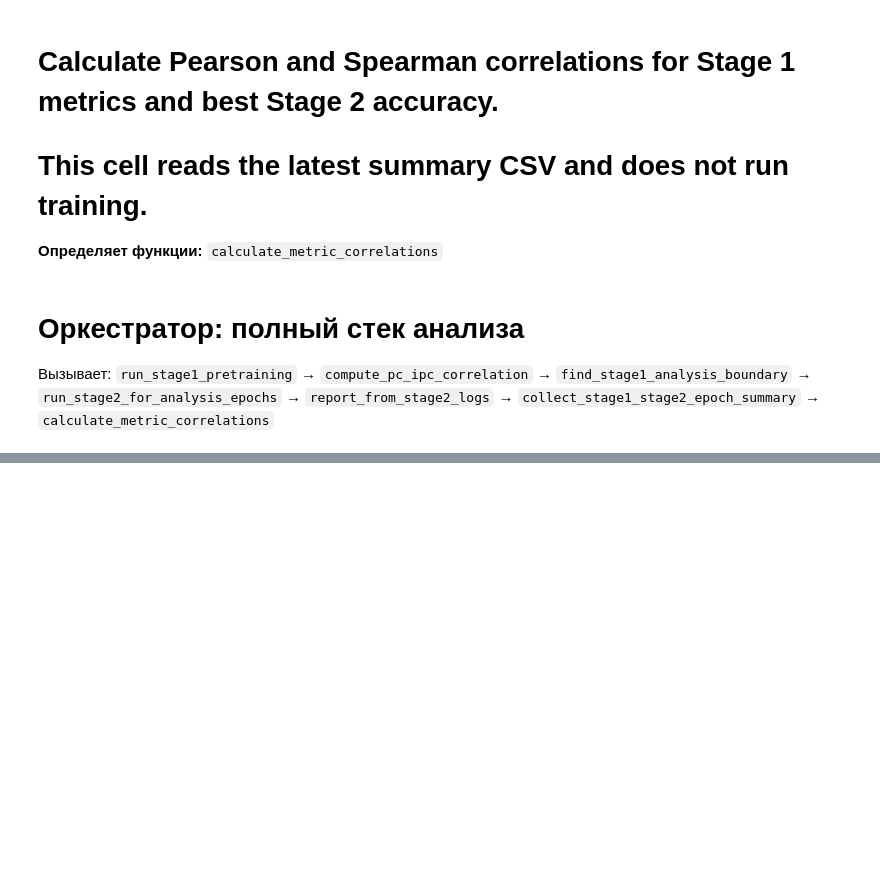
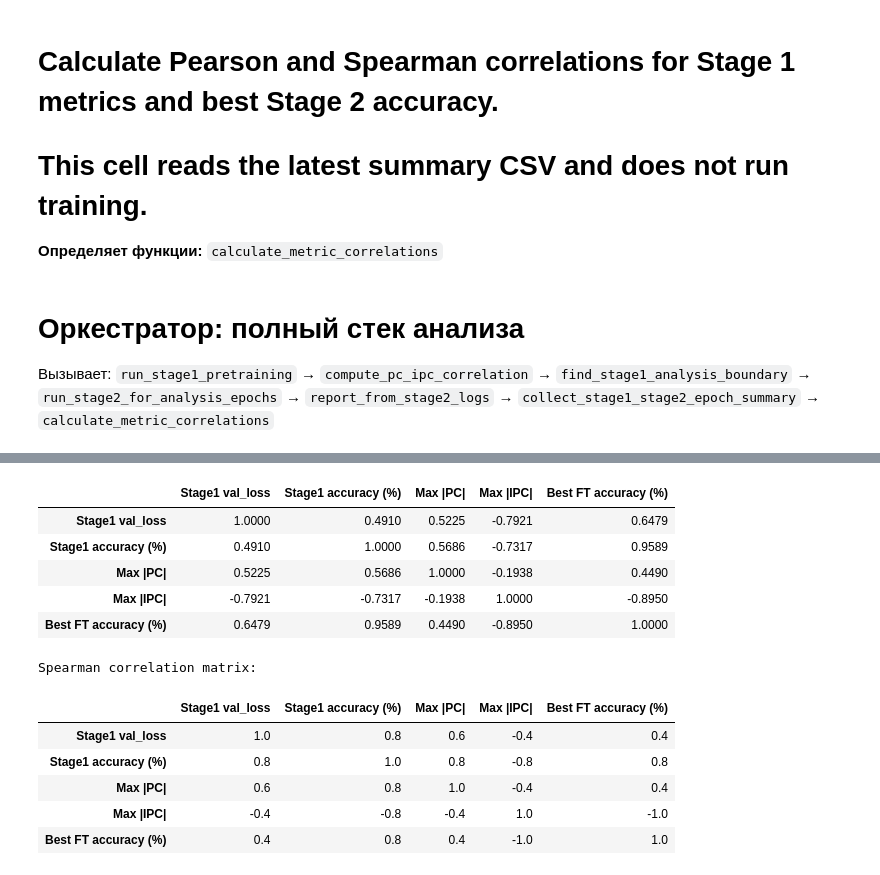
Before and after one commit to DR24DR24/Di, a Jupyter notebook: pretrained_stat.ipynb, the cells around one changed output, grey strips where cells are left out. Drawn from its saved outputs; the diff is of its cells as text; code cells hidden in the pictures; blank space fills up the shorter version.

```diff
--- a/pretrained_stat.ipynb
+++ b/pretrained_stat.ipynb
@@ -972,7 +980,7 @@ def run_stage2_finetuning(params, runtime, log_path=None) -> Dict[str, Any]:
         fixed_target_subsets=fixed_target_subsets,
         target_train_x=target_train_x,
         target_train_y=target_train_y,
-        pc_sample_size=pc_sample_size,
+        sample_size=pc_sample_size,
         ft_sample_size=ft_sample_size,
         batch_size=64,
         seed=seed,
@@ -2597,8 +2646,8 @@ def save_screen_output(params, log_path=None):
 # --- Подготовка данных (device, seed уже заданы в ячейке setup_environment) ---
 params = get_experiment_params(
     experiment_case="imbalance",
-    pc_sample_size=200,
-    num_replications=10,
+    pc_sample_size=400,
+    num_replications=3,
     use_real_cifar10=True,
     pretrain_epochs=50,
     early_stop_patience=5,
@@ -2608,7 +2657,7 @@ params = get_experiment_params(
     target_patience=5,
     learning_rate_target=0.001,
     feature_extraction=True,
-    ft_sample_size=100,
+    ft_sample_size=10000,
     best_model_criterion="pc",
     seed=seed,
 )
@@ -2636,39 +2685,40 @@ _scr_old_out, _scr_old_err = sys.stdout, sys.stderr
 sys.stdout = Tee(_scr_old_out, _scr_f)
 sys.stderr = Tee(_scr_old_err, _scr_f)
 
-# --- 1. Stage 1 претренирование ---
-stage1_runtime = {
-    "device": device,
-    "loaders": data["loaders"],
-    "num_source_classes": data["num_source_classes"],
-    "fixed_target_subsets": fixed_target_subsets,
-    "num_target_classes": data["num_target_classes"],
-    "target_test_loader": data["target_test_loader"],
-}
-stage1_res = run_stage1_pretraining(params, stage1_runtime)
+try:
+    # --- 1. Stage 1 претренирование ---
+    stage1_runtime = {
+        "device": device,
+        "loaders": data["loaders"],
+        "num_source_classes": data["num_source_classes"],
+        "fixed_target_subsets": fixed_target_subsets,
+        "num_target_classes": data["num_target_classes"],
+        "target_test_loader": data["target_test_loader"],
+    }
+    stage1_res = run_stage1_pretraining(params, stage1_runtime)
 
-# --- 2. Матрицы корреляции (ячейка 26) ---
-compute_pc_ipc_correlation(params)
+    # --- 2. Матрицы корреляции (ячейка 26) ---
+    compute_pc_ipc_correlation(params)
 
-# --- 3. Граница анализа (4 эпохи) ---
-stage1_log_path = run_stage1_pretraining.read_logs(params)
-stage1_analysis_boundary = find_stage1_analysis_boundary(stage1_log_path, mode=params["mode"])
+    # --- 3. Граница анализа (4 эпохи) ---
+    stage1_log_path = run_stage1_pretraining.read_logs(params)
+    stage1_analysis_boundary = find_stage1_analysis_boundary(stage1_log_path, mode=params["mode"])
 
-# --- 4. Sweep Stage 2 по выбранным эпохам ---
-stage2_epoch_sweep_log = run_stage2_for_analysis_epochs(params)
+    # --- 4. Sweep Stage 2 по выбранным эпохам ---
+    stage2_epoch_sweep_log = run_stage2_for_analysis_epochs(params)
 
-# --- 5. Сравнение моделей по каждой просканированной эпохе ---
-for ep in stage1_analysis_boundary["analysis_epochs"]:
-    report_from_stage2_logs({**params, "source_epoch": ep})
+    # --- 5. Сравнение моделей по каждой просканированной эпохе ---
+    for ep in stage1_analysis_boundary["analysis_epochs"]:
+        report_from_stage2_logs({**params, "source_epoch": ep})
 
-# --- 6. Сводная таблица Stage 1 + Stage 2 ---
-stage1_stage2_epoch_summary = collect_stage1_stage2_epoch_summary(params)
+    # --- 6. Сводная таблица Stage 1 + Stage 2 ---
+    stage1_stage2_epoch_summary = collect_stage1_stage2_epoch_summary(params)
 
-# --- 7. Корреляции Пирсона/Спирмена ---
-metric_correlations = calculate_metric_correlations(params)
-# --- Close output capture ---
-sys.stdout = _scr_old_out
-sys.stderr = _scr_old_err
-_scr_f.close()
+    # --- 7. Корреляции Пирсона/Спирмена ---
+    metric_correlations = calculate_metric_correlations(params)
+finally:
+    sys.stdout = _scr_old_out
+    sys.stderr = _scr_old_err
+    _scr_f.close()
 print(f"Output saved to: {out_file}")
 # %% [output]
@@ -2675,0 +2742,13 @@ FileNotFoundError: Stage 2 log for source epoch 9 not found. Run the sweep first
+|  | Stage1 val_loss | Stage1 accuracy (%) | Max |PC| | Max |IPC| | Best FT accuracy (%) |
+| Stage1 val_loss | 1.0000 | 0.4910 | 0.5225 | -0.7921 | 0.6479 |
+| Stage1 accuracy (%) | 0.4910 | 1.0000 | 0.5686 | -0.7317 | 0.9589 |
+| Max |PC| | 0.5225 | 0.5686 | 1.0000 | -0.1938 | 0.4490 |
+| Max |IPC| | -0.7921 | -0.7317 | -0.1938 | 1.0000 | -0.8950 |
+| Best FT accuracy (%) | 0.6479 | 0.9589 | 0.4490 | -0.8950 | 1.0000 |
+Spearman correlation matrix:
+|  | Stage1 val_loss | Stage1 accuracy (%) | Max |PC| | Max |IPC| | Best FT accuracy (%) |
+| Stage1 val_loss | 1.0 | 0.8 | 0.6 | -0.4 | 0.4 |
+| Stage1 accuracy (%) | 0.8 | 1.0 | 0.8 | -0.8 | 0.8 |
+| Max |PC| | 0.6 | 0.8 | 1.0 | -0.4 | 0.4 |
+| Max |IPC| | -0.4 | -0.8 | -0.4 | 1.0 | -1.0 |
+| Best FT accuracy (%) | 0.4 | 0.8 | 0.4 | -1.0 | 1.0 |
```
Also changed, not shown: parts of 3 cells of this notebook, 1 other file.
